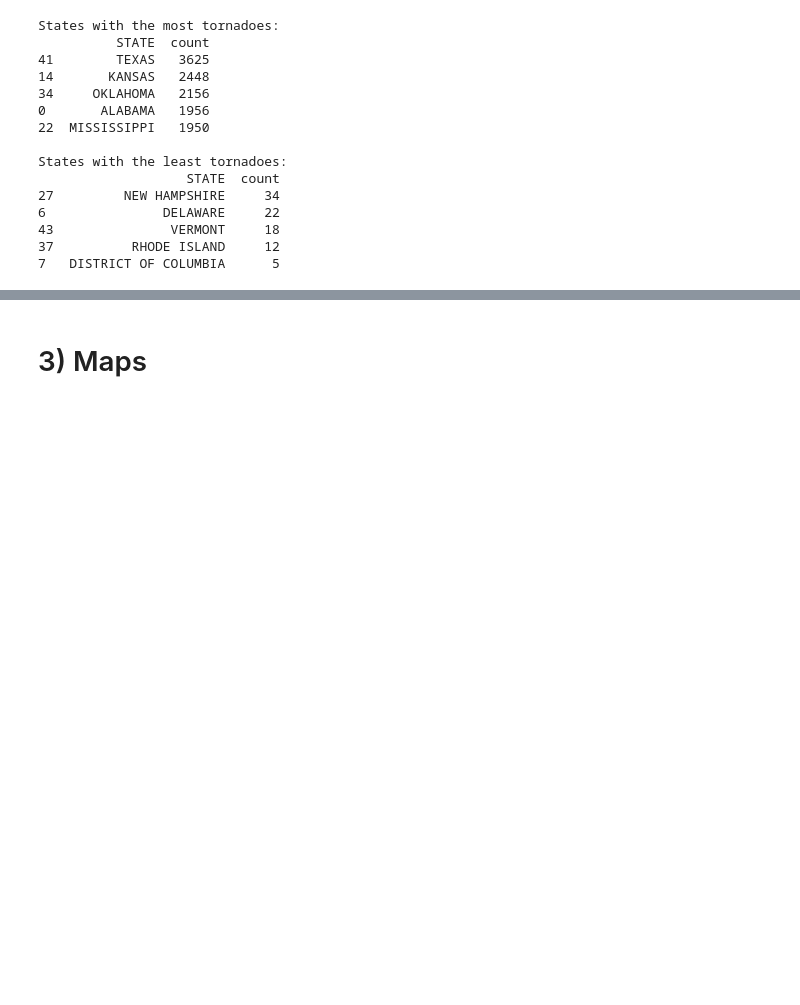
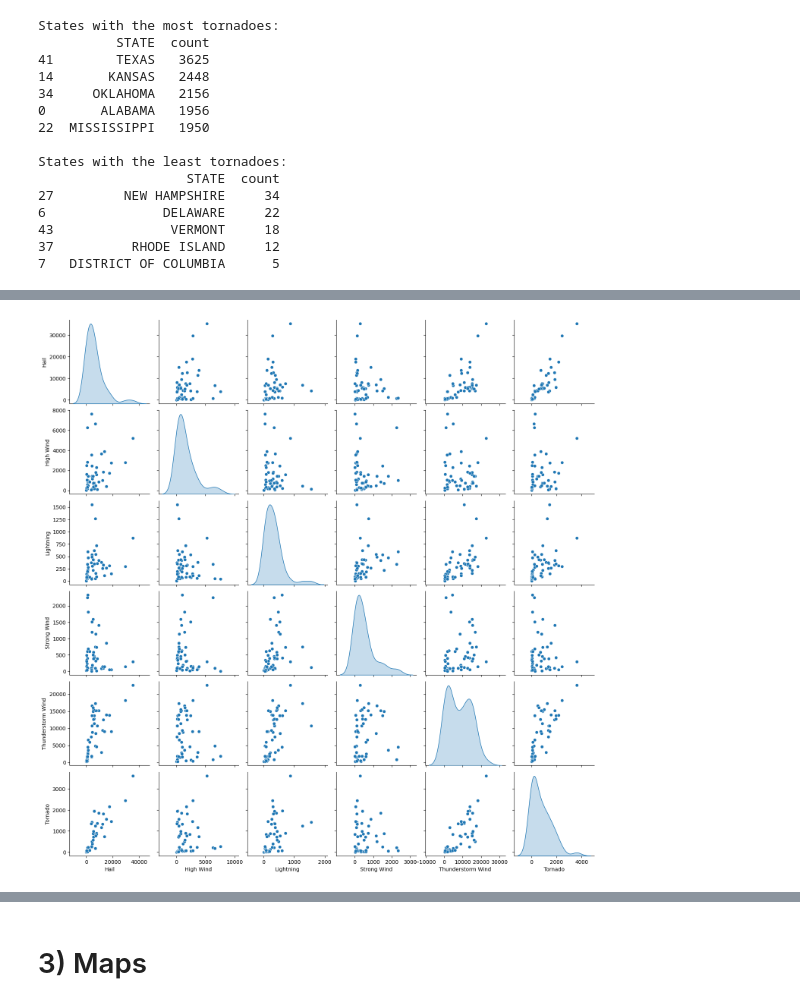
Before and after one commit to drpafowler/datafun-06-eda, a Jupyter notebook: philip_eda.ipynb, the cells around one changed output, grey strips where cells are left out. Saved outputs shown, nothing was run; the diff lists cells and outputs as text; code cells hidden in the pictures; blank space fills up the shorter version.

```diff
--- a/philip_eda.ipynb
+++ b/philip_eda.ipynb
@@ -352,0 +423,15 @@ States with the least tornadoes:
+# %%
+# Assuming df is your DataFrame
+# Pivot the DataFrame to create a matrix of event counts by state
+event_counts_by_state = df.pivot_table(index='STATE', columns='EVENT_TYPE', aggfunc='size', fill_value=0)
+
+# Reset the index to convert the pivot table into a DataFrame
+event_counts_by_state.reset_index(inplace=True)
+
+# Create the pairplot
+sns.pairplot(event_counts_by_state, diag_kind='kde')
+
+# Show the plot
+plt.show()
+# %% [output]
+[figure, added]
```
Also changed, not shown: parts of 9 cells of this notebook, 1 other file.
